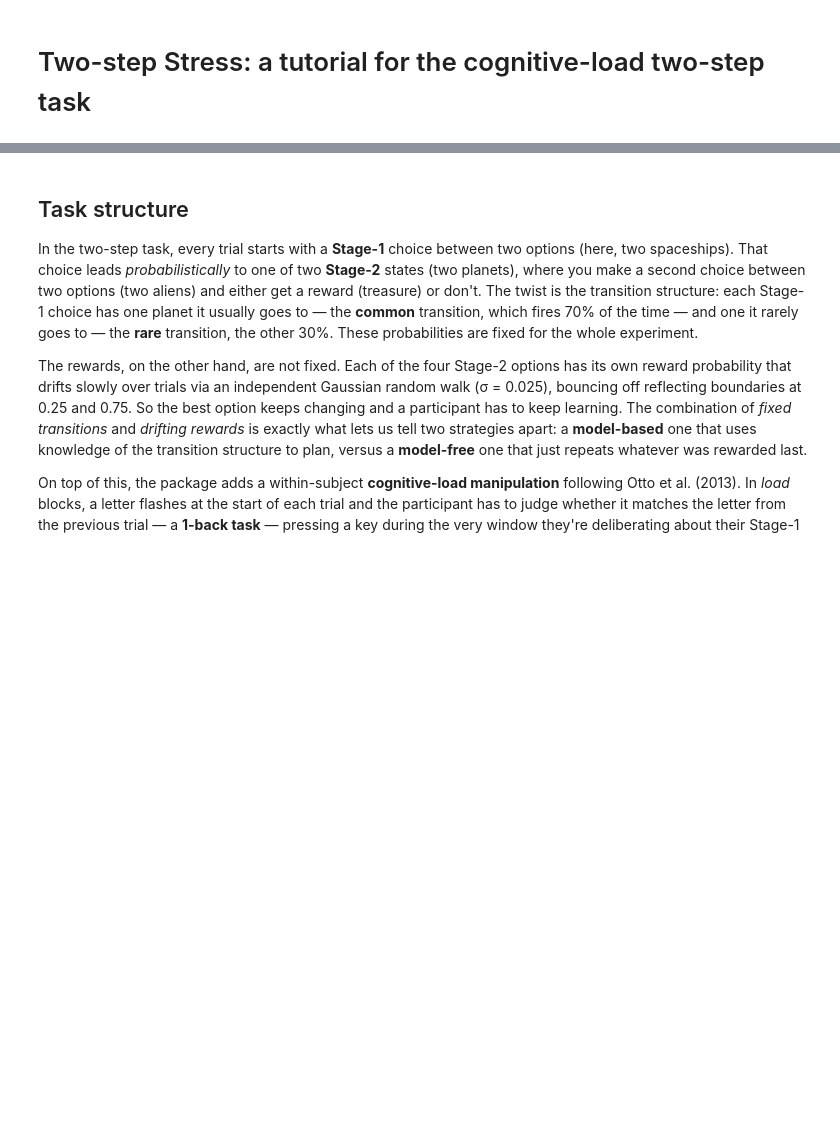
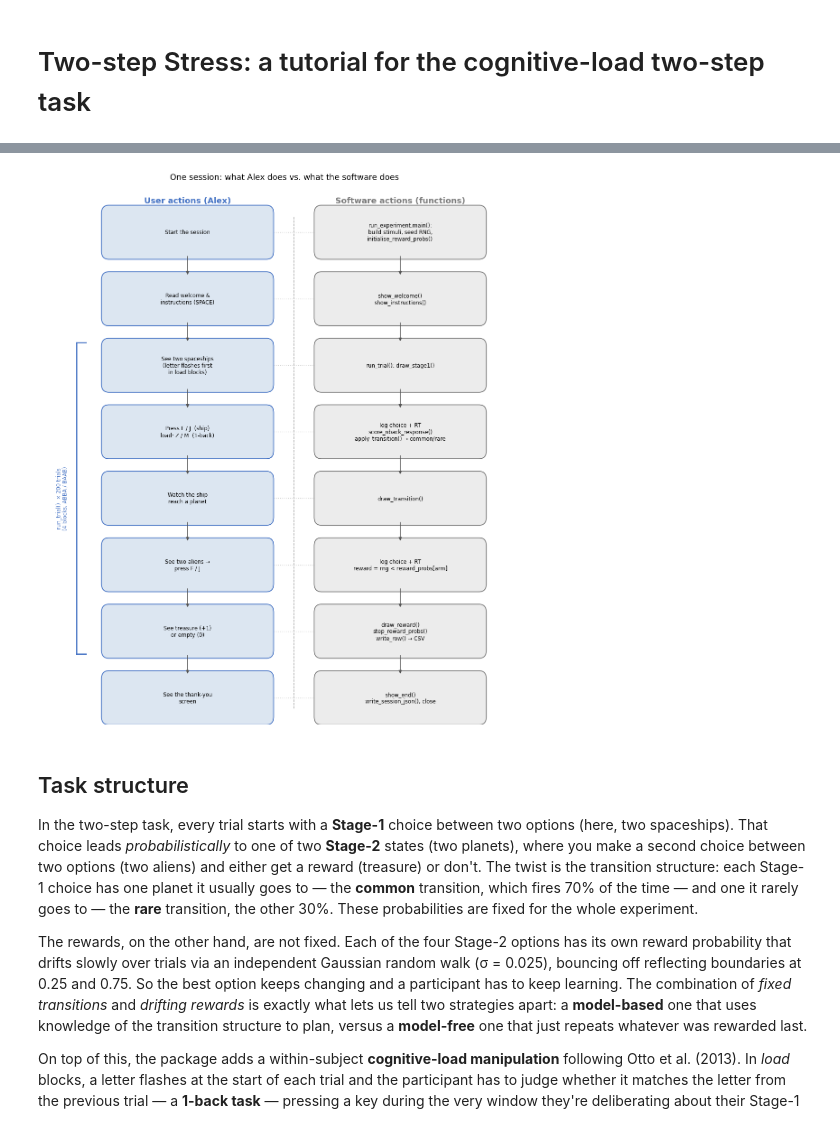
Before and after one commit to Programming-The-Next-Step-2026/two-step-stress, a Jupyter notebook: docs/two_step_stress_tutorial.ipynb, the cells around one changed output, grey strips where cells are left out. Drawn from its saved outputs; the diff is of its cells as text; code cells hidden in the pictures; blank space fills up the shorter version.

Commit message:
Vignette: scenario, flowchart, screenshots, stale-text fixes

```diff
--- a/docs/two_step_stress_tutorial.ipynb
+++ b/docs/two_step_stress_tutorial.ipynb
@@ -30,3 +43,81 @@ Day to day, you install the package, set your task parameters in `config.py` (tr
+# %%
+import matplotlib.pyplot as plt
+from matplotlib.patches import FancyBboxPatch
+
+USER_FACE, USER_EDGE = "#DCE6F1", "#4472C4"
+SW_FACE, SW_EDGE = "#ECECEC", "#7A7A7A"
+ARROW = "#555555"
+
+steps = [
+    ("Start the session",
+     "run_experiment.main():\nbuild stimuli, seed RNG,\ninitialise_reward_probs()"),
+    ("Read welcome &\ninstructions (SPACE)",
+     "show_welcome()\nshow_instructions()"),
+    ("See two spaceships\n(letter flashes first\nin load blocks)",
+     "run_trial(): draw_stage1()"),
+    ("Press F / J  (ship)\nload: Z / M  (1-back)",
+     "log choice + RT\nscore_nback_response()\napply_transition() → common/rare"),
+    ("Watch the ship\nreach a planet",
+     "draw_transition()"),
+    ("See two aliens →\npress F / J",
+     "log choice + RT\nreward = rng < reward_probs[arm]"),
+    ("See treasure (+1)\nor empty (0)",
+     "draw_reward()\nstep_reward_probs()\nwrite_row() → CSV"),
+    ("See the thank-you\nscreen",
+     "show_end()\nwrite_session_json(), close"),
+]
+
+fig, ax = plt.subplots(figsize=(11, 12.5))
+ax.set_xlim(0, 1)
+ax.set_ylim(0, 1)
+ax.axis("off")
+
+LX, RX, DIV = 0.30, 0.74, 0.52
+W, H = 0.34, 0.085
+top, bot = 0.92, 0.05
+n = len(steps)
+ys = [top - i * (top - bot) / (n - 1) for i in range(n)]
+
+
+def box(x, y, text, face, edge):
+    ax.add_patch(FancyBboxPatch(
+        (x - W / 2, y - H / 2), W, H,
+        boxstyle="round,pad=0.008,rounding_size=0.015",
+        linewidth=1.3, edgecolor=edge, facecolor=face))
+    ax.text(x, y, text, ha="center", va="center", fontsize=8.5)
+
+
+ax.text(LX, 0.975, "User actions (Alex)", ha="center", fontsize=13,
+        fontweight="bold", color=USER_EDGE)
+ax.text(RX, 0.975, "Software actions (functions)", ha="center", fontsize=13,
+        fontweight="bold", color=SW_EDGE)
+ax.plot([DIV, DIV], [bot - 0.02, 0.95], ls="--", color="#BBBBBB", lw=1)
+
+for i, (u, s) in enumerate(steps):
+    y = ys[i]
+    ax.plot([LX + W / 2, RX - W / 2], [y, y], ls=":", color="#CFCFCF", lw=1, zorder=0)
+    box(LX, y, u, USER_FACE, USER_EDGE)
+    box(RX, y, s, SW_FACE, SW_EDGE)
+    if i < n - 1:
+        for x in (LX, RX):
+            ax.annotate("", xy=(x, ys[i + 1] + H / 2), xytext=(x, y - H / 2),
+                        arrowprops=dict(arrowstyle="-|>", color=ARROW, lw=1.2))
+
+# Bracket the per-trial loop (steps 3-7 = indices 2..6).
+hi, lo = ys[2] + H / 2, ys[6] - H / 2
+bx = 0.07
+ax.plot([bx, bx], [lo, hi], color=USER_EDGE, lw=2)
+ax.plot([bx, bx + 0.02], [hi, hi], color=USER_EDGE, lw=2)
+ax.plot([bx, bx + 0.02], [lo, lo], color=USER_EDGE, lw=2)
+ax.text(bx - 0.03, (lo + hi) / 2, "run_trial()  × 200 trials\n(4 blocks, ABBA / BAAB)",
+        rotation=90, ha="center", va="center", fontsize=8.5, color=USER_EDGE)
+
+ax.set_title("One session: what Alex does vs. what the software does",
+             fontsize=13, pad=16)
+fig.tight_layout()
+plt.show()
+# %% [output]
+[figure, added]
 # %% [markdown]
 ## Task structure
 
```
Also changed, not shown: parts of 5 cells of this notebook, 21 other files.
